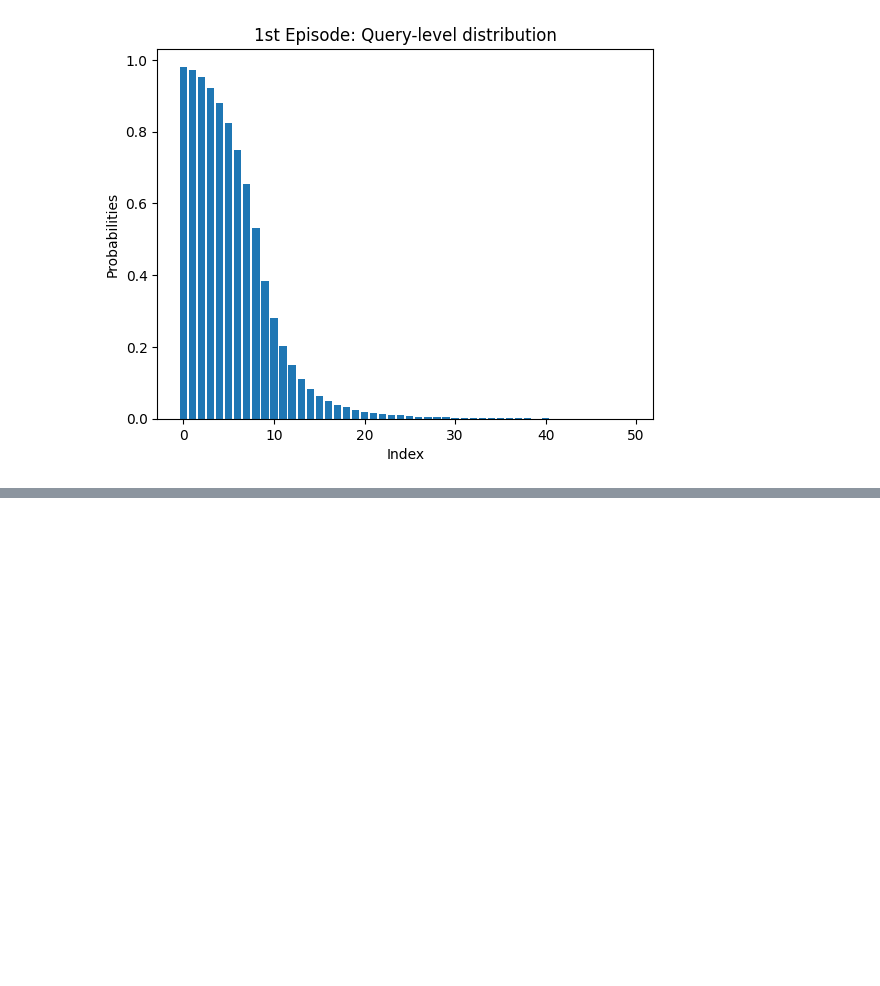
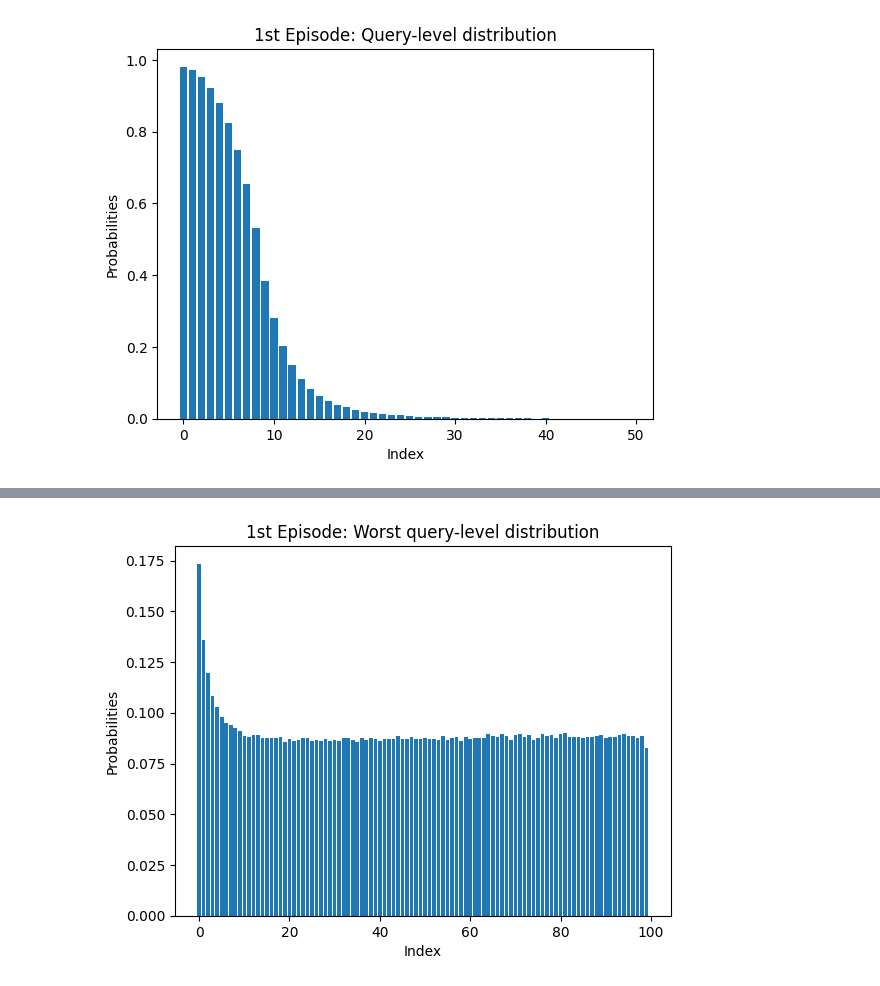
Before and after one commit to JMVCoelho/tevatron, a Jupyter notebook: plots.ipynb, the cells around one changed output, grey strips where cells are left out. Cells and saved outputs as stored; diff of their text form; code cells hidden in the pictures; blank space fills up the shorter version.

```diff
--- a/plots.ipynb
+++ b/plots.ipynb
@@ -1103,0 +1166,17 @@ plt.show()
+# %%
+import matplotlib.pyplot as plt
+ep_1_worst = {0: 63658, 20: 31890, 28: 31943, 35: 31404, 53: 31838, 57: 32323, 69: 31830, 75: 32052, 97: 32191, 9: 33448, 26: 31866, 34: 31756, 45: 32028, 77: 32523, 82: 32301, 85: 32184, 87: 32359, 89: 32697, 4: 37671, 7: 34537, 29: 31593, 41: 31919, 71: 32803, 98: 32528, 99: 30394, 14: 32225, 33: 32159, 37: 31694, 55: 31793, 58: 31526, 64: 32821, 92: 32328, 25: 31549, 39: 31977, 51: 31957, 83: 32360, 88: 32532, 91: 32365, 93: 32726, 96: 32469, 70: 32756, 80: 32807, 90: 32216, 1: 49953, 6: 34921, 12: 32748, 31: 31611, 56: 32139, 40: 31686, 61: 32108, 65: 32440, 67: 32921, 74: 31751, 38: 32192, 78: 32702, 16: 32085, 42: 31884, 81: 32969, 94: 32847, 13: 32650, 44: 32416, 48: 31971, 60: 31933, 3: 39750, 22: 31747, 76: 32899, 10: 32575, 21: 31685, 27: 31516, 84: 32384, 86: 32234, 5: 35938, 18: 32386, 95: 32566, 49: 32036, 62: 32078, 68: 32471, 17: 32213, 23: 32097, 54: 32425, 59: 32403, 73: 32717, 43: 31924, 72: 32332, 2: 43856, 11: 32353, 15: 32104, 79: 32193, 30: 31717, 52: 31893, 63: 32208, 19: 31376, 32: 32067, 36: 32205, 50: 32154, 47: 32262, 46: 32013, 8: 34021, 24: 32128, 66: 32259}
+
+sorted_counter = sorted(ep_1_worst.items(), key=lambda x: x[1], reverse=True)
+
+x = [sc[0] for sc in sorted_counter]
+y = [sc[1]/(367012) for sc in sorted_counter]
+
+plt.bar(x, y)
+plt.xlabel('Index')
+plt.ylabel('Probabilities')
+plt.title('1st Episode: Worst query-level distribution')
+
+plt.show()
+# %% [output]
+[figure, added]
```
Also changed, not shown: parts of 6 cells of this notebook, 17 other files.
